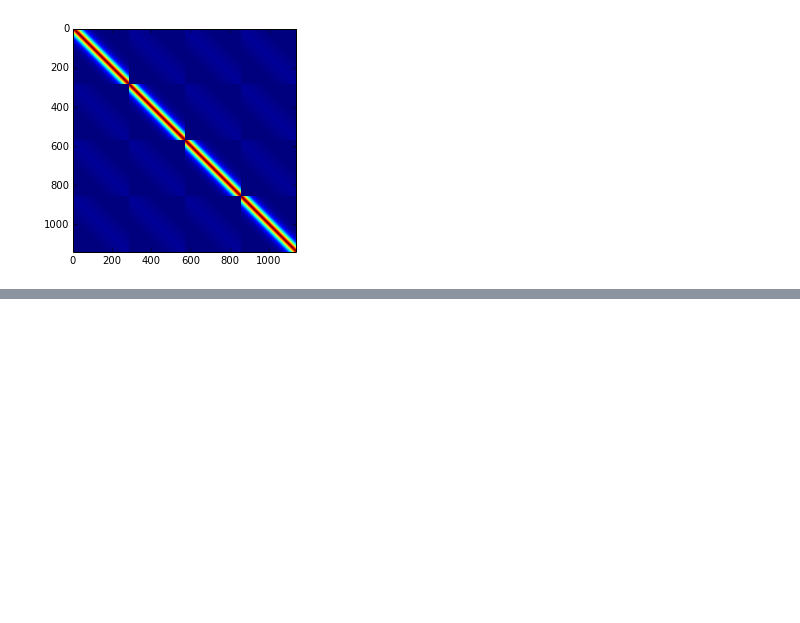
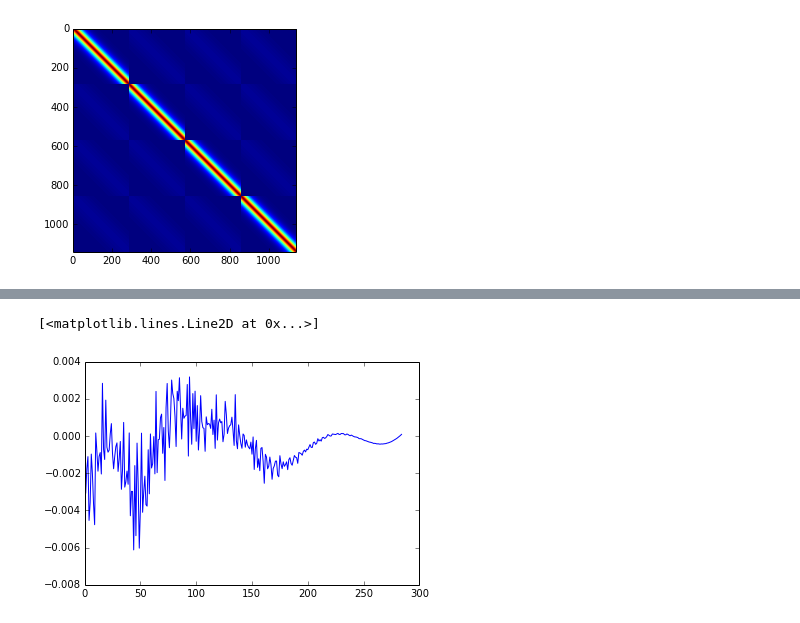
Before and after one commit to juangil/machine_learning_class, a Jupyter notebook: GP_tests/mocap_test_1/MOGP_mocap_1_HGP.ipynb, the cells around one changed output, grey strips where cells are left out. Cells and saved outputs as stored; diff of their text form; code cells hidden in the pictures; blank space fills up the shorter version.

```diff
--- a/GP_tests/mocap_test_1/MOGP_mocap_1_HGP.ipynb
+++ b/GP_tests/mocap_test_1/MOGP_mocap_1_HGP.ipynb
@@ -419,0 +453,5 @@ for i in range(0,len(subject_tests)):
+# %%
+pb.plot(T_hat[0:time_size, 0], posterior_mean[0:time_size, 0])
+# %% [output]
+[<matplotlib.lines.Line2D at 0x...>]
+[figure, added]
```
Also changed, not shown: parts of 9 cells of this notebook.
